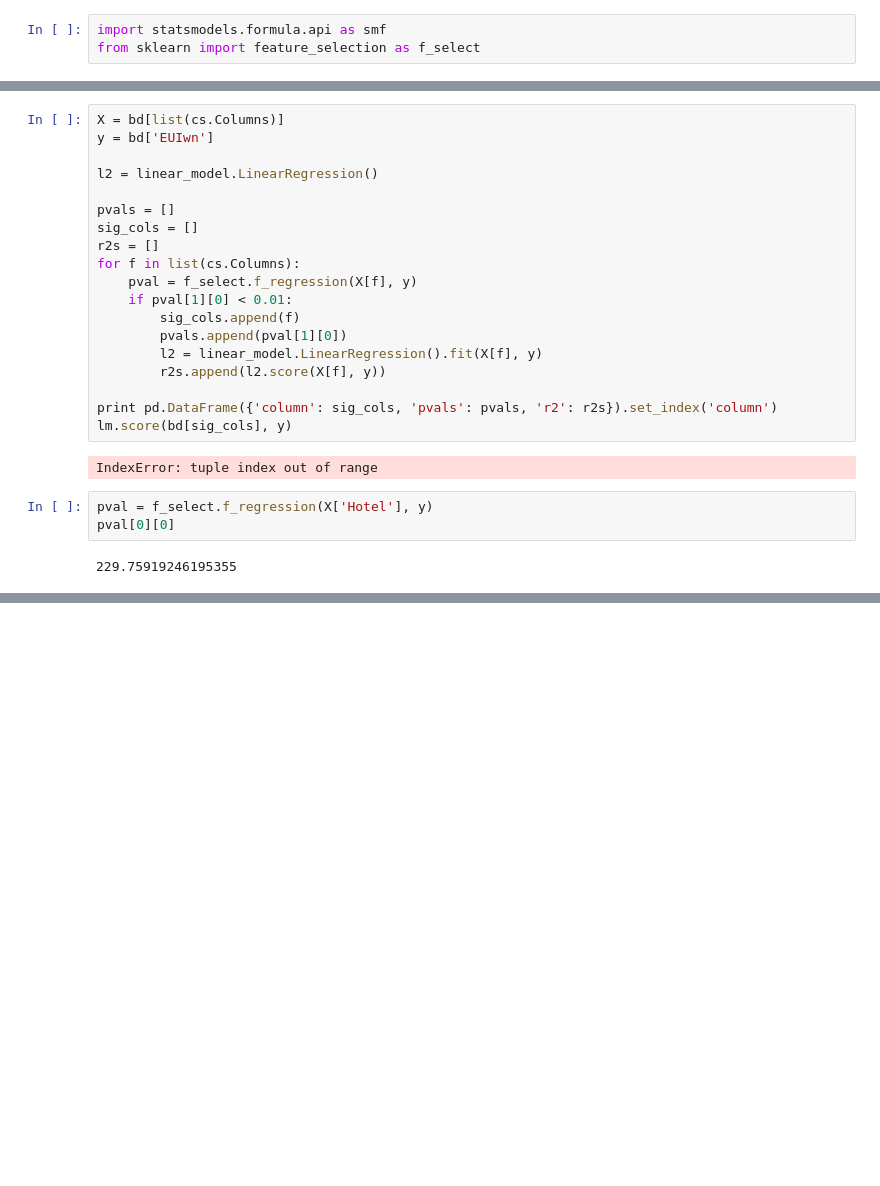
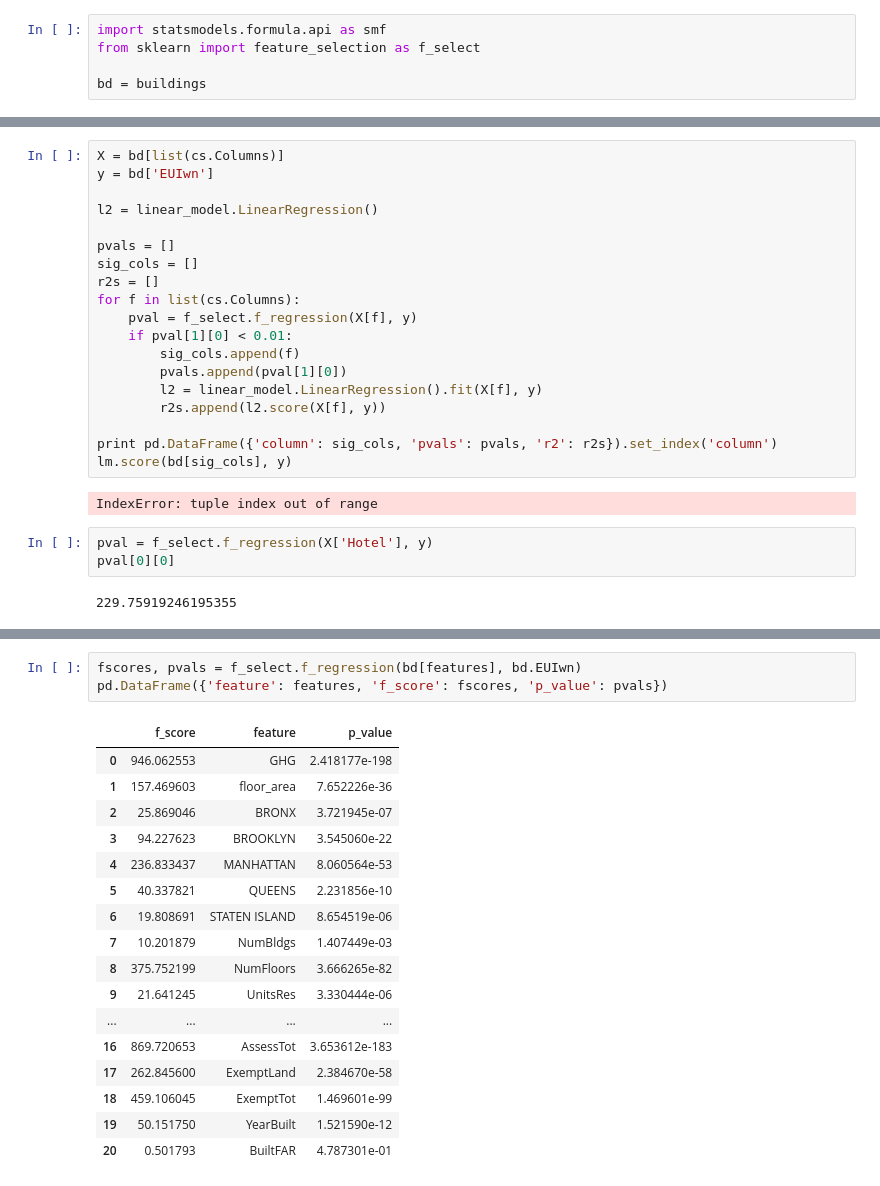
Before and after one commit to theolove/ga_project1_tlove, a Jupyter notebook: projects/Project 2/Project_2_tlove.ipynb, the cells around one changed output, grey strips where cells are left out. Cells and saved outputs as stored; diff of their text form; blank space fills up the shorter version.

```diff
--- a/projects/Project 2/Project_2_tlove.ipynb
+++ b/projects/Project 2/Project_2_tlove.ipynb
@@ -207,6 +207,8 @@ bd = pd.read_csv('ll84_pluto.csv', low_memory=False)
 # %%
 import statsmodels.formula.api as smf
 from sklearn import feature_selection as f_select
+
+bd = buildings
 # %%
 bd.columns = [i.replace(' ','_') for i in list(bd.columns)]
 bd.columns = [i.replace('/','_') for i in list(bd.columns)]
@@ -333,0 +405,21 @@ plt.show()
+# %%
+fscores, pvals = f_select.f_regression(bd[features], bd.EUIwn)
+pd.DataFrame({'feature': features, 'f_score': fscores, 'p_value': pvals})
+# %% [output]
+|  | f_score | feature | p_value |
+| 0 | 946.062553 | GHG | 2.418177e-198 |
+| 1 | 157.469603 | floor_area | 7.652226e-36 |
+| 2 | 25.869046 | BRONX | 3.721945e-07 |
+| 3 | 94.227623 | BROOKLYN | 3.545060e-22 |
+| 4 | 236.833437 | MANHATTAN | 8.060564e-53 |
+| 5 | 40.337821 | QUEENS | 2.231856e-10 |
+| 6 | 19.808691 | STATEN ISLAND | 8.654519e-06 |
+| 7 | 10.201879 | NumBldgs | 1.407449e-03 |
+| 8 | 375.752199 | NumFloors | 3.666265e-82 |
+| 9 | 21.641245 | UnitsRes | 3.330444e-06 |
+| ... | ... | ... | ... |
+| 16 | 869.720653 | AssessTot | 3.653612e-183 |
+| 17 | 262.845600 | ExemptLand | 2.384670e-58 |
+| 18 | 459.106045 | ExemptTot | 1.469601e-99 |
+| 19 | 50.151750 | YearBuilt | 1.521590e-12 |
+| 20 | 0.501793 | BuiltFAR | 4.787301e-01 |
```
Also changed, not shown: parts of 10 cells of this notebook, 1 other file.
